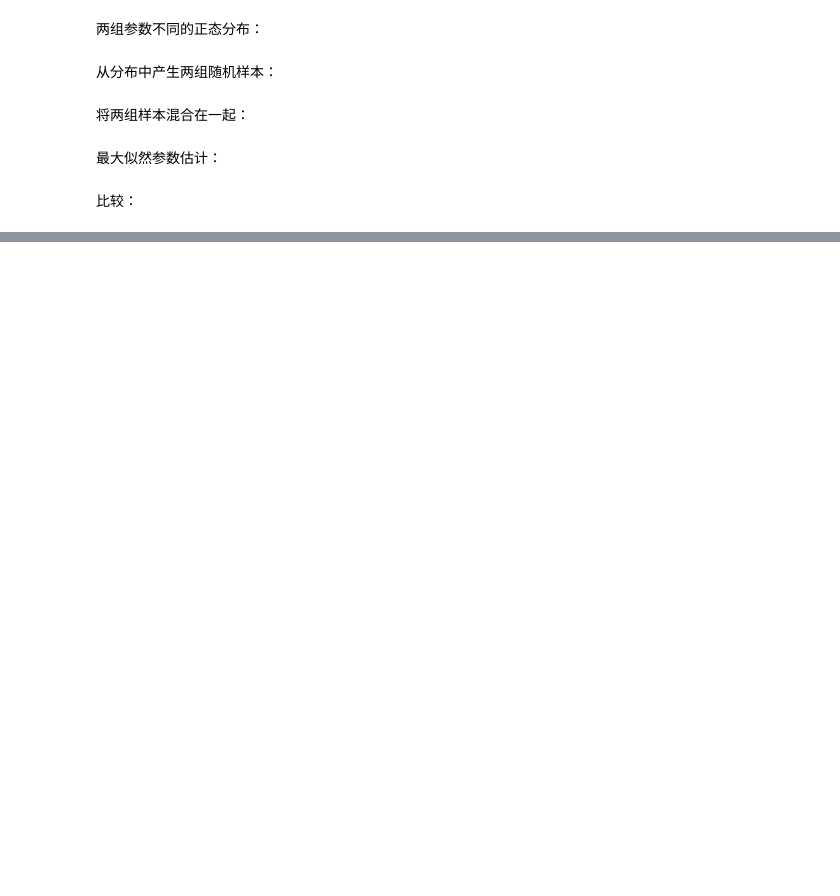
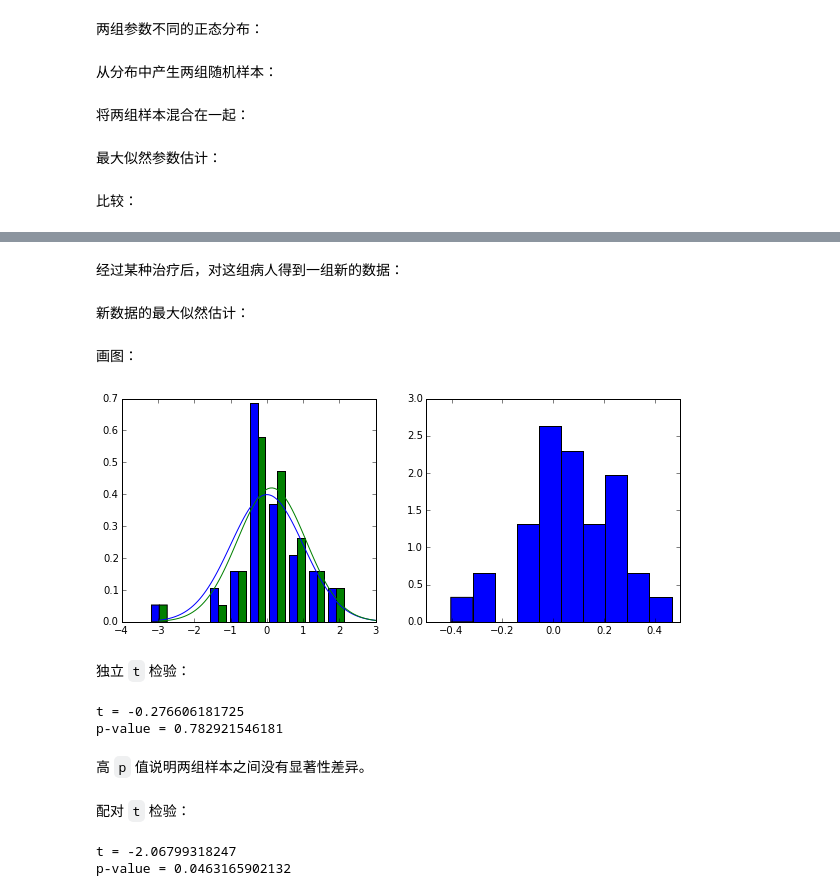
Before and after one commit to xiangliTHU/python-tutorial, a Jupyter notebook: 04. scipy/04.03 statistics with scipy.ipynb, the cells around one changed output, grey strips where cells are left out. Drawn from its saved outputs; the diff is of its cells as text; code cells hidden in the pictures; blank space fills up the shorter version.

```diff
--- a/04. scipy/04.03 statistics with scipy.ipynb
+++ b/04. scipy/04.03 statistics with scipy.ipynb
@@ -343,0 +350,53 @@ p-value = 0.00242411408855
+# %%
+pop_size = 35
+
+pre_treat = norm(loc=0, scale=1)
+n0 = pre_treat.rvs(size=pop_size)
+# %% [markdown]
+经过某种治疗后，对这组病人得到一组新的数据：
+# %%
+effect = norm(loc=0.05, scale=0.2)
+eff = effect.rvs(size=pop_size)
+
+n1 = n0 + eff
+# %% [markdown]
+新数据的最大似然估计：
+# %%
+loc, scale = norm.fit(n1)
+post_treat = norm(loc=loc, scale=scale)
+# %% [markdown]
+画图：
+# %%
+fig = figure(figsize=(10,4))
+
+ax1 = fig.add_subplot(1,2,1)
+h = ax1.hist([n0, n1], normed=True)
+p = ax1.plot(x, pre_treat.pdf(x), 'b-')
+p = ax1.plot(x, post_treat.pdf(x), 'g-')
+
+ax2 = fig.add_subplot(1,2,2)
+h = ax2.hist(eff, normed=True)
+# %% [output]
+[figure, added]
+# %% [markdown]
+独立 `t` 检验：
+# %%
+t_val, p = ttest_ind(n0, n1)
+
+print 't = {}'.format(t_val)
+print 'p-value = {}'.format(p)
+# %% [output]
+t = -0.276606181725
+p-value = 0.782921546181
+# %% [markdown]
+高 `p` 值说明两组样本之间没有显著性差异。
+# %% [markdown]
+配对 `t` 检验：
+# %%
+t_val, p = ttest_rel(n0, n1)
+
+print 't = {}'.format(t_val)
+print 'p-value = {}'.format(p)
+# %% [output]
+t = -2.06799318247
+p-value = 0.0463165902132
```
Also changed, not shown: parts of 17 cells of this notebook.
